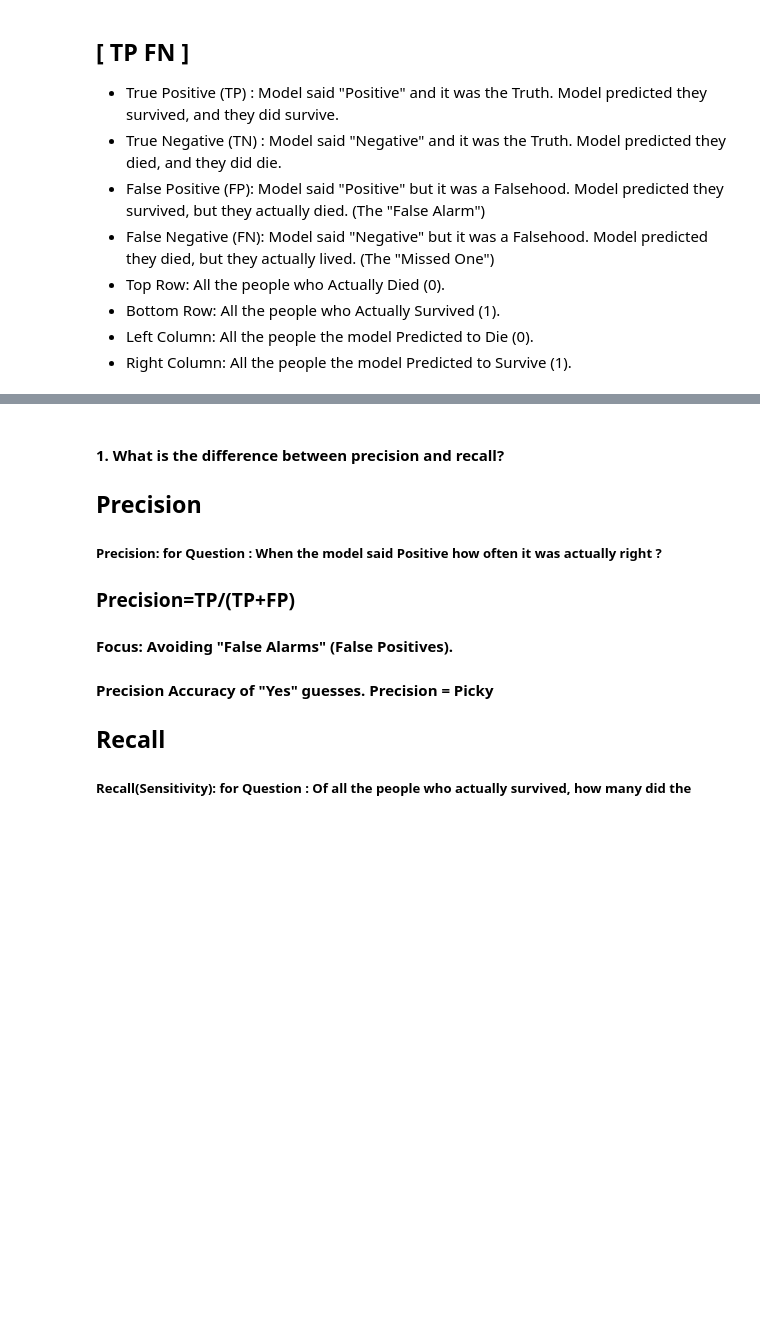
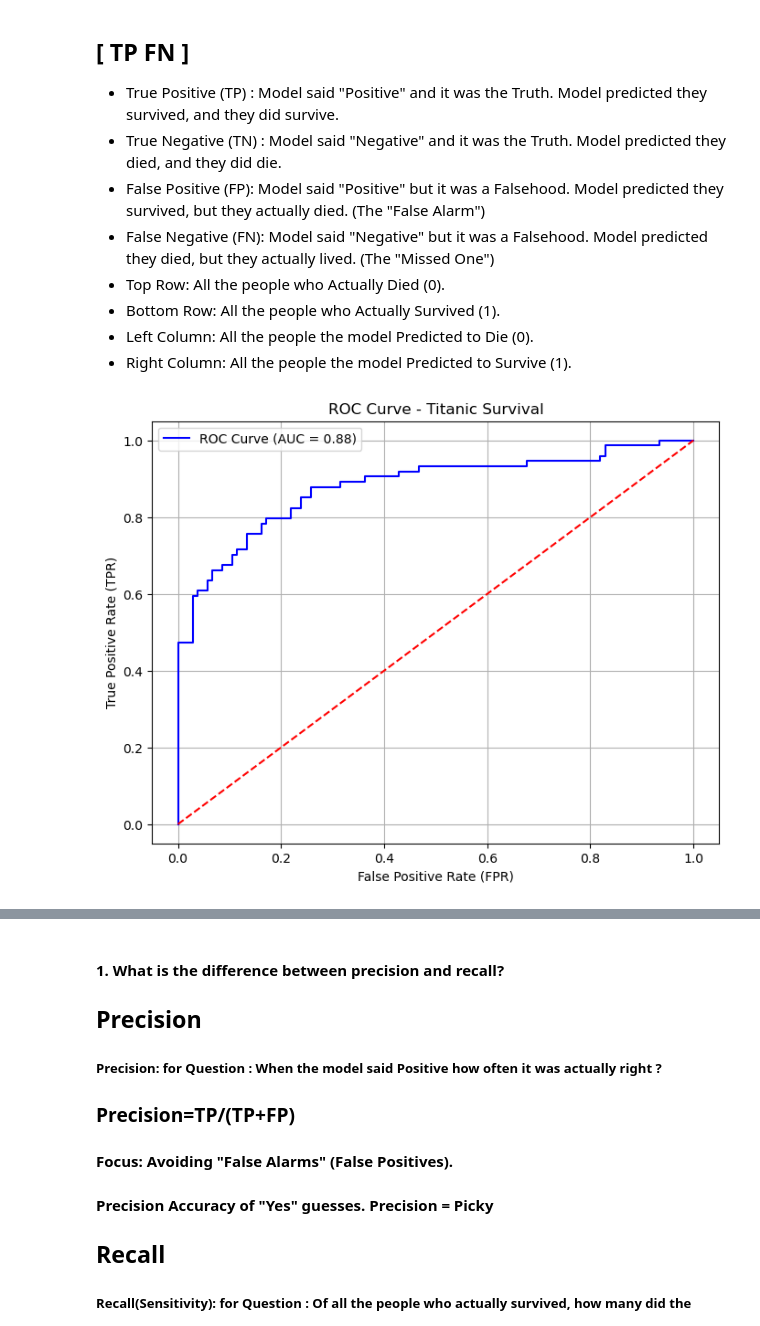
Before and after one commit to sk-mrw/Data-Science, a Jupyter notebook: Logistic_Regression.ipynb, the cells around one changed output, grey strips where cells are left out. Saved outputs shown, nothing was run; the diff lists cells and outputs as text; code cells hidden in the pictures; blank space fills up the shorter version.

Commit message:
Created ROC curve & Used streamlit for deployment

```diff
--- a/Logistic_Regression.ipynb
+++ b/Logistic_Regression.ipynb
@@ -295,3 +301,22 @@ plt.show()
 - Bottom Row: All the people who Actually Survived (1).
 - Left Column: All the people the model Predicted to Die (0).
 - Right Column: All the people the model Predicted to Survive (1).
+# %%
+from sklearn.metrics import roc_curve,auc
+
+# Prediction on the test set
+y_prob=model.predict_proba(scaled_X_test)[:,1]
+# ROC (Receiver Operating Characteristic) curve and AUC (Area Under Curve)
+fpr,tpr,thresholds=roc_curve(Y_test,y_prob,pos_label=1)
+roc_auc=auc(fpr,tpr)
+plt.figure(figsize=(8, 6))
+plt.plot(fpr, tpr, color='blue', label=f'ROC Curve (AUC = {roc_auc:.2f})')
+plt.plot([0, 1], [0, 1], color='red', linestyle='--') # The "Random" line
+plt.xlabel('False Positive Rate (FPR)')
+plt.ylabel('True Positive Rate (TPR)')
+plt.title('ROC Curve - Titanic Survival')
+plt.legend()
+plt.grid(True)
+plt.show()
+# %% [output]
+[figure, added]
```
Also changed, not shown: parts of 4 cells of this notebook, 3 other files.
